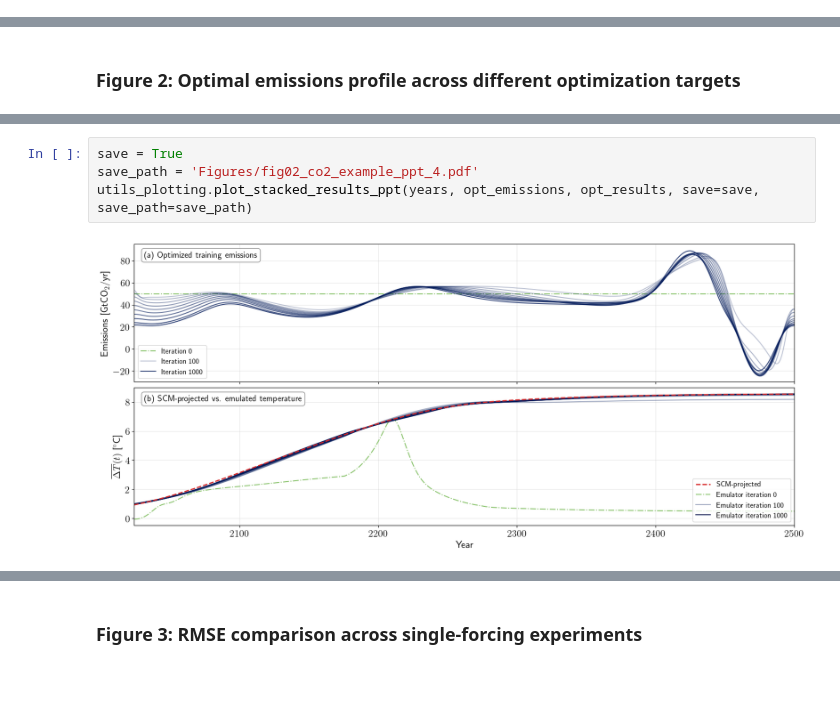
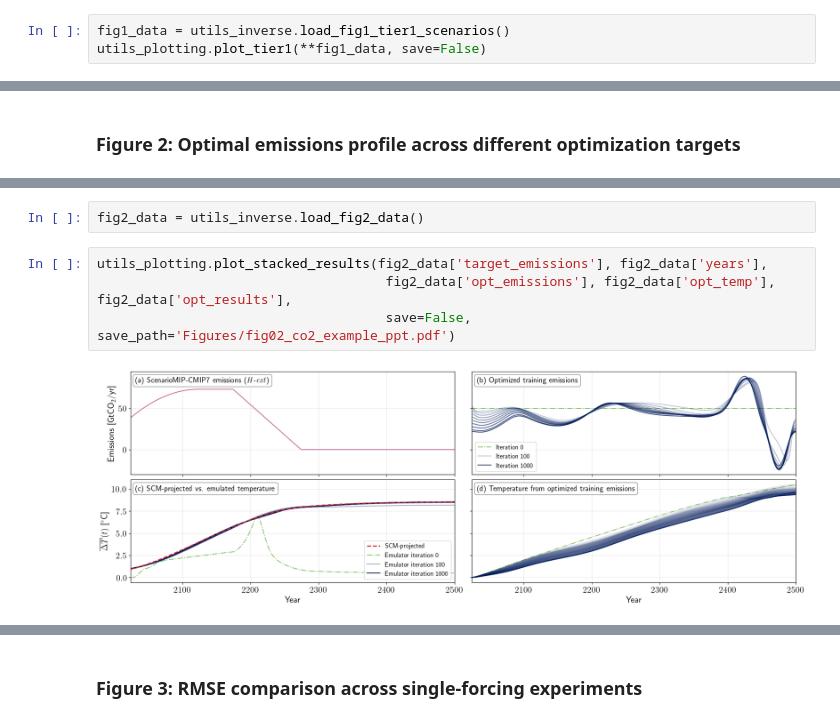
Before and after one commit to cbwomack/Emulator_Training_Data, a Jupyter notebook: 5a_paper_plots.ipynb, the cells around one changed output, grey strips where cells are left out. Drawn from its saved outputs; the diff is of its cells as text; blank space fills up the shorter version.

```diff
--- a/5a_paper_plots.ipynb
+++ b/5a_paper_plots.ipynb
@@ -32,0 +15,3 @@ res = {
+# %%
+fig1_data = utils_inverse.load_fig1_tier1_scenarios()
+utils_plotting.plot_tier1(**fig1_data, save=False)
@@ -141,6 +26,8 @@ years = np.arange(2024, 2501)
-# %%
-save = True
-save_path = 'Figures/fig02_co2_example_ppt_4.pdf'
-utils_plotting.plot_stacked_results_ppt(years, opt_emissions, opt_results, save=save, save_path=save_path)
-# %% [output]
-[figure, removed]
+# %%
+fig2_data = utils_inverse.load_fig2_data()
+# %%
+utils_plotting.plot_stacked_results(fig2_data['target_emissions'], fig2_data['years'],
+                                     fig2_data['opt_emissions'], fig2_data['opt_temp'], fig2_data['opt_results'],
+                                     save=False, save_path='Figures/fig02_co2_example_ppt.pdf')
+# %% [output]
+[figure, added]
```
Also changed, not shown: parts of 46 cells of this notebook, 3 other files.
